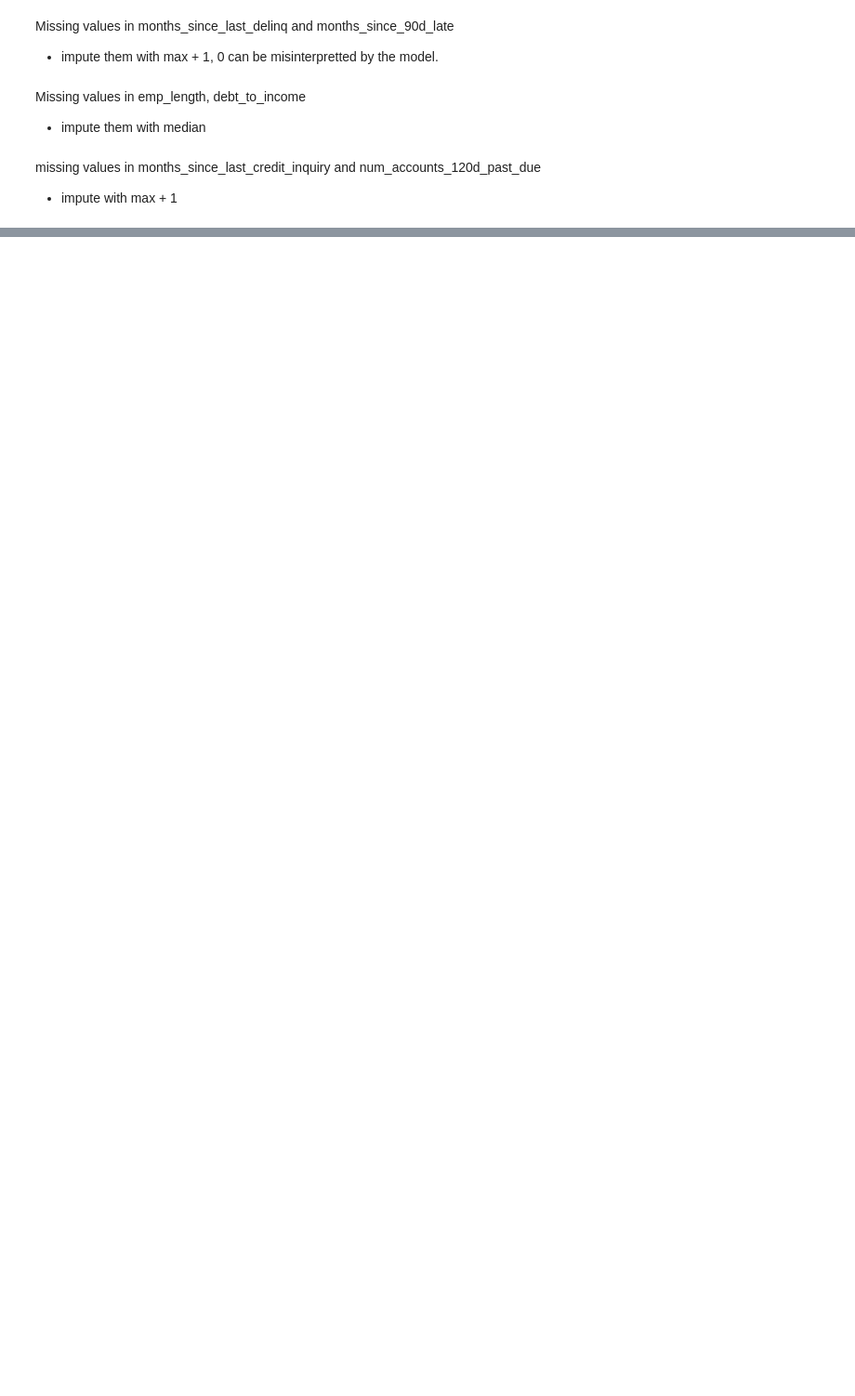
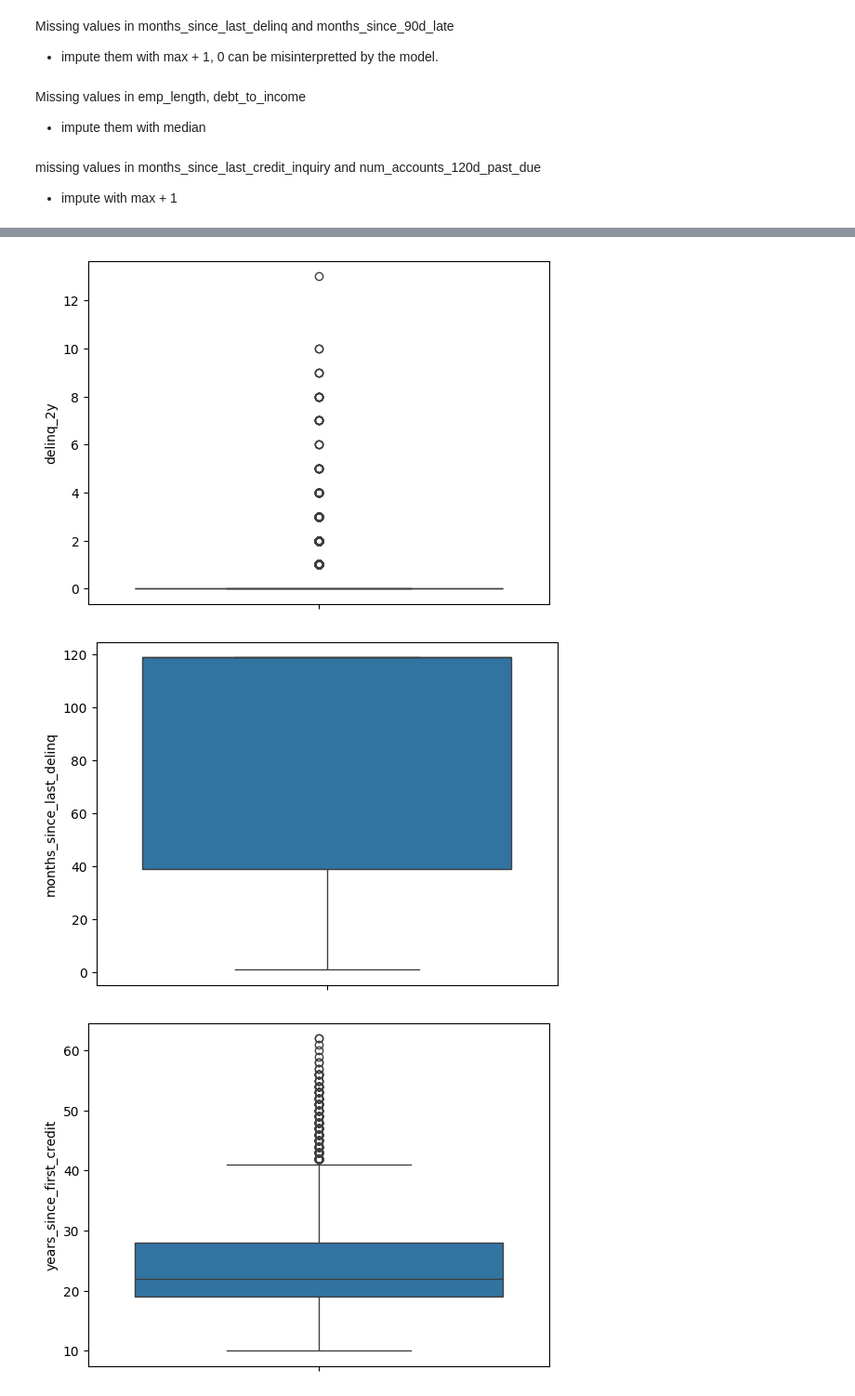
Before and after one commit to akshaypratap008/Linear-Regression-on-Lending-Club-Data, a Jupyter notebook: data_cleaning.ipynb, the cells around one changed output, grey strips where cells are left out. Shown at 93% size. Saved outputs shown, nothing was run; the diff lists cells and outputs as text; code cells hidden in the pictures; blank space fills up the shorter version.

```diff
--- a/data_cleaning.ipynb
+++ b/data_cleaning.ipynb
@@ -95,0 +101,18 @@ memory usage: 3.4+ MB
+# %%
+# since renters have slightly higher interest rates, therefore change the categories to is_renter or not
+
+temp_df['is_renter'] = temp_df['homeownership'].replace({
+    'RENT': 1,
+    'OWN': 0,
+    'MORTGAGE': 0
+})
+# %%
+# high cardiniality in states column. less than 400 values counts of the states, group them to 'others'
+
+state_counts = temp_df['state'].value_counts()
+rare_states = state_counts[state_counts < 300].index
+temp_df['state_grouped'] = temp_df['state'].replace(rare_states, 'other')
+# %%
+for col in cat_cols:
+    temp_df[col].value_counts().sort_values().plot(kind= 'bar')
+    plt.show()
@@ -95,0 +137,10 @@ memory usage: 3.4+ MB
+# %%
+temp_df = credit_history_df.copy()
+# %%
+for col in temp_df.columns:
+    sns.boxplot(data = temp_df[col])
+    plt.show()
+# %% [output]
+[figure, added]
+[figure, added]
+[figure, added]
```
Also changed, not shown: parts of 32 cells of this notebook, 5 other files.
